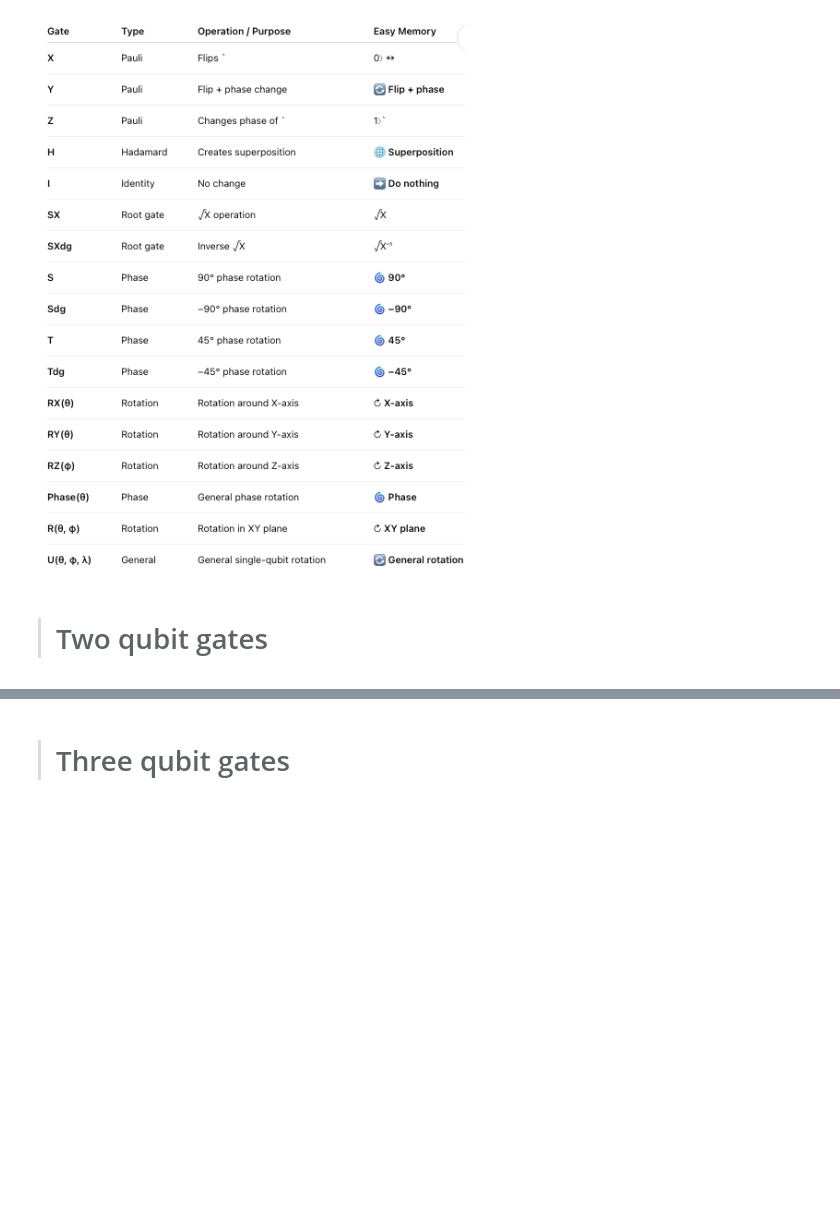
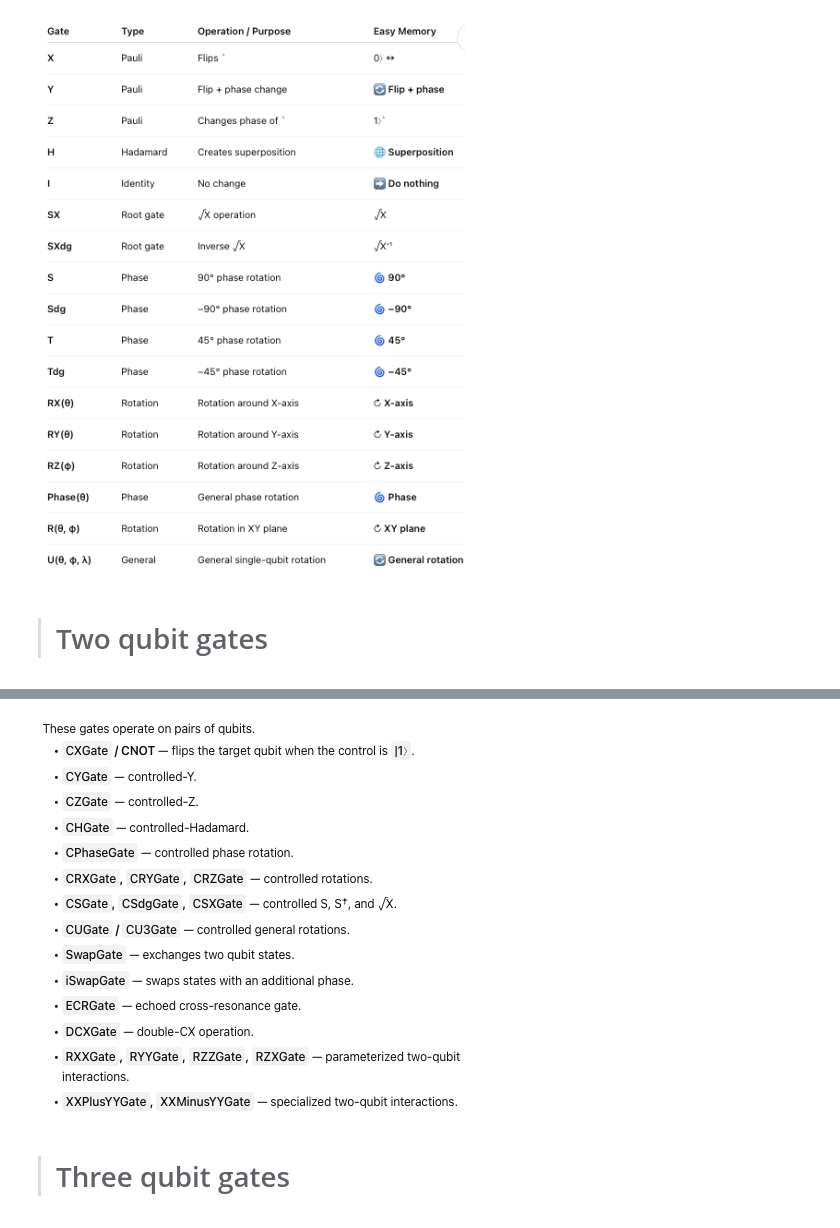
Before and after one commit to dimple12M/Qiskit-certification-StudyV2.x, a Jupyter notebook: Section_3/Circuit_library.ipynb, the cells around one changed output, grey strips where cells are left out. Cells and saved outputs as stored; diff of their text form; code cells hidden in the pictures; blank space fills up the shorter version.

```diff
--- a/Section_3/Circuit_library.ipynb
+++ b/Section_3/Circuit_library.ipynb
@@ -32,2 +30,7 @@ display.Image("./STD_gates/pic2.png")
+# %%
+from IPython import display
+display.Image("./STD_gates/pic3.png")
+# %% [output]
+[figure, added]
 # %% [markdown]
 > # Three qubit gates
```
Also changed, not shown: parts of 14 cells of this notebook.
